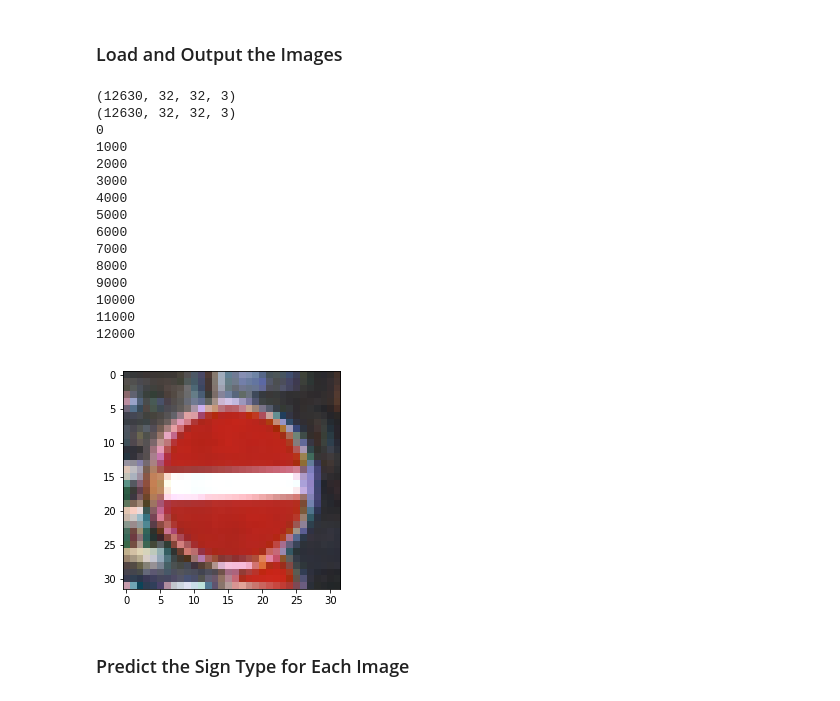
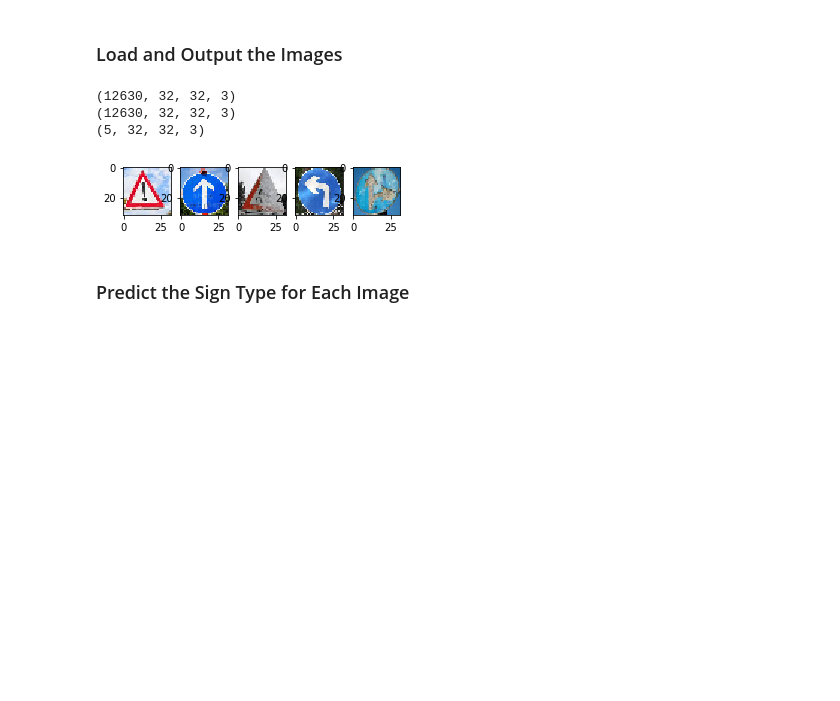
Before and after one commit to qiqika/CarND-Traffic-Sign-Classifier-Project_my, a Jupyter notebook: Traffic_Sign_Classifier.ipynb, the cells around one changed output. Drawn from its saved outputs; the diff is of its cells as text; code cells hidden in the pictures; blank space fills up the shorter version.

```diff
--- a/Traffic_Sign_Classifier.ipynb
+++ b/Traffic_Sign_Classifier.ipynb
@@ -175,7 +181,7 @@ import cv2
 
 #f = open('jittered.p','wb+')
 
-
+#change image constrast
 def changeContrast(image,alpha,beta):
     img = np.array(image)
     for i in range(image.shape[0]):
@@ -184,6 +190,8 @@ def changeContrast(image,alpha,beta):
                 for k in range(image.shape[2]):
                     img[i,j,k]  =  alpha *image[i,j,k]+ beta
     return img
+#additional datas
+#rotation , scaling , blurring
 def jittered(image1,label,freq):
     img = []
 
@@ -319,8 +327,8 @@ def preprocess(image):
 
 
     for i in range(image.shape[0]):
-        if i % 1000 == 0:
-            print(i)
+       # if i % 1000 == 0:
+         #   print(i)
         img[i,:,:,:] = cv2.cvtColor(image[i,:,:,:], cv2.COLOR_RGB2YUV)
         img[i,:,:,:] = cv2.resize(img[i,:,:,:] ,(32,32),interpolation=cv2.INTER_CUBIC)
 
@@ -480,8 +463,8 @@ def LeNet(x):
     # TODO: Layer 12: Convolutional. Input = 32x32x1. Output = 28x28x100.
 
     conv_layer1 = []
-    filter_size_height = 5
-    filter_size_width = 5
+    filter_size_height = 3
+    filter_size_width = 3
     color_channels = 1
     k_output =100
 
@@ -499,8 +482,8 @@ def LeNet(x):
     #print(conv_layer)
 
     # TODO: Layer 12: Convolutional. Input = 32x32x2. Output = 28x28x8.
-    filter_size_height = 5
-    filter_size_width = 5
+    filter_size_height = 3
+    filter_size_width = 3
     color_channels = 2
     k_output =8
 
@@ -512,7 +495,7 @@ def LeNet(x):
     conv_layer12 = tf.nn.conv2d(x[:,:,:,1:3], weight, strides=[1, 1, 1, 1], padding='VALID')
 
     conv_layer12 = tf.nn.bias_add(conv_layer12, bias)
-    for i in range(8):
+    for i in range(k_output):
         conv_layer1.append( conv_layer12[:,:,:,i])
     conv_layer1 = tf.stack(conv_layer1, axis=3,name='stack1')
 
@@ -522,6 +505,7 @@ def LeNet(x):
     conv_layer1 = tf.nn.relu(conv_layer1)
     #conv_layer1 =(tf.tanh(conv_layer1))
     print(conv_layer1)
+
     # TODO: Pooling. Input = 28x28x108. Output = 14x14x108.
     conv_layer1 = tf.nn.max_pool(
     conv_layer1,
@@ -547,6 +531,8 @@ def LeNet(x):
     # TODO: Activation.
     conv_layer = tf.nn.relu(conv_layer)
     #conv_layer = (tf.tanh(conv_layer))
+
+
     # TODO: Pooling. Input = 10x10x108. Output = 5x5x108.
     conv_layer = tf.nn.max_pool(
     conv_layer,
@@ -554,10 +540,13 @@ def LeNet(x):
     strides=[1, 2, 2, 1],
     padding='VALID')
     print(conv_layer)
+
+
     # TODO: Flatten. Input = 5x5x108. Output = 2700.
 
     conv_layer = flatten(conv_layer)
     print(conv_layer)
+
 
     # TODO: Layer 3: Fully Connected. Input = 2700. Output = 400.
     filter_size_height = conv_layer.shape[1].value
@@ -723,26 +712,27 @@ You may find `signnames.csv` useful as it contains mappings from the class id (i
 # %%
 ### Load the images and plot them here.
 ### Feel free to use as many code cells as needed.
 plt.imshow(X_test[1000])
 print(X_test.shape)
 X_test1 =preprocess(X_test)
+import cv2
+import matplotlib.image as mpimg
+
+imgs = []
+for i in range(1,6):
+    img = mpimg.imread(str(i)+'.jpg')
+    img = cv2.resize(img,(32,32),interpolation=cv2.INTER_CUBIC)
+    imgs.append(img)
+    plt.subplot(1,6,i)
+    plt.imshow(img)
+#img = img[np.newaxis,:,:,:]
+imgs =np.array(imgs)
+test_web = preprocess(imgs)
 # %% [output]
 (12630, 32, 32, 3)
 (12630, 32, 32, 3)
-0
-1000
-2000
-3000
-4000
-5000
-6000
-7000
-8000
-9000
-10000
-11000
-12000
+(5, 32, 32, 3)
-[figure, old version]
+[figure, new version]
 # %% [markdown]
 ### Predict the Sign Type for Each Image
 # %%
```
Also changed, not shown: parts of 13 cells of this notebook, 1 other file.
